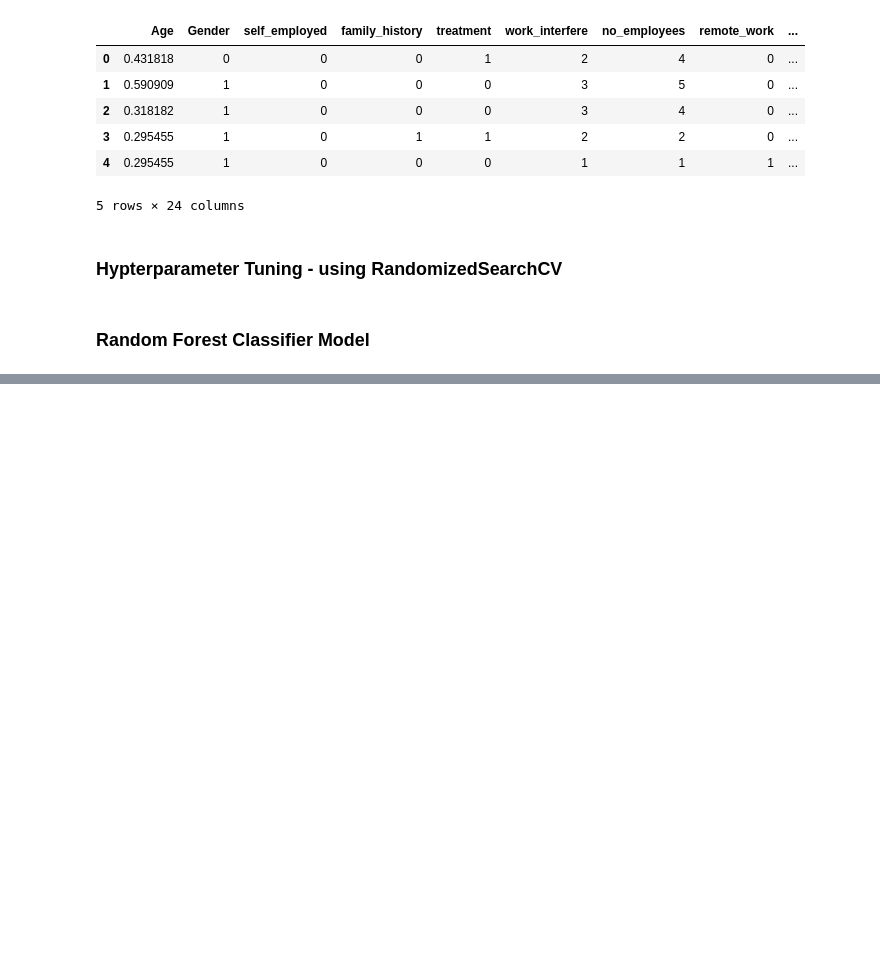
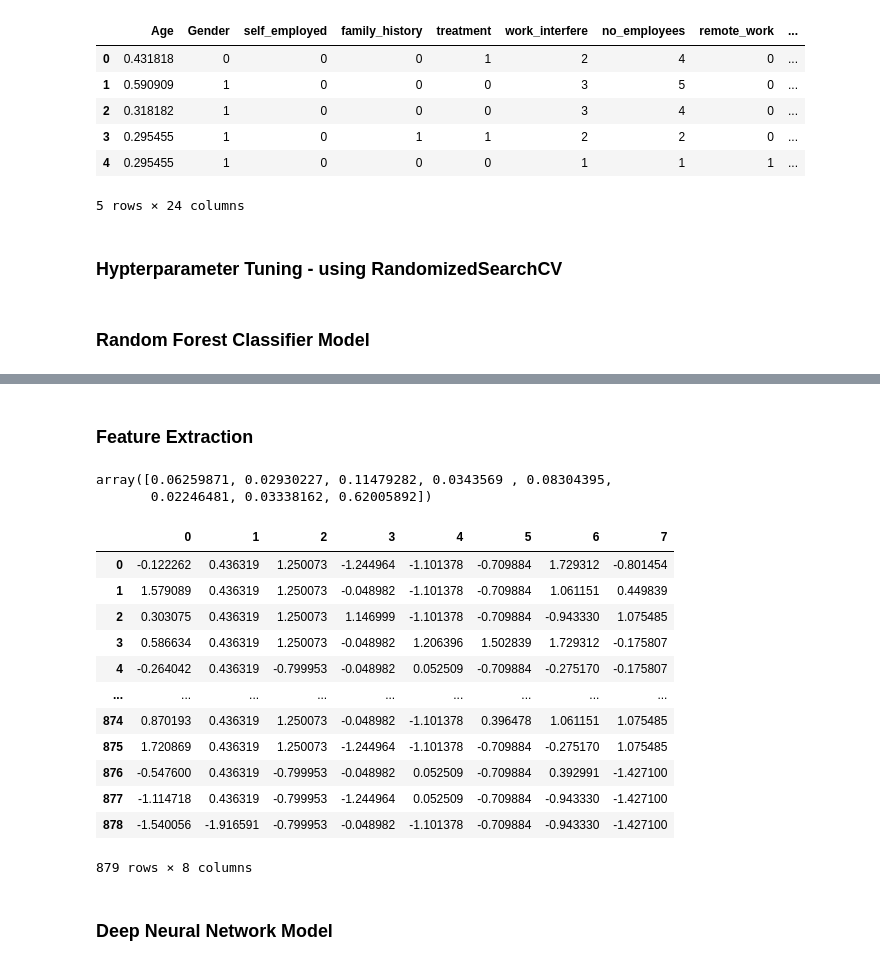
Before and after one commit to adityamulik/INFO-6105---Data-Science-Engineering-And-Tools, a Jupyter notebook: Assignments/Assignment_3/Question_2_Hybrid.ipynb, the cells around one changed output, grey strips where cells are left out. Cells and saved outputs as stored; diff of their text form; code cells hidden in the pictures; blank space fills up the shorter version.

```diff
--- a/Assignments/Assignment_3/Question_2_Hybrid.ipynb
+++ b/Assignments/Assignment_3/Question_2_Hybrid.ipynb
@@ -487,0 +509,7 @@ accuracy_score(y_test, y_pred_class)
+# %% [markdown]
+### Feature Extraction
+# %%
+my_forest.feature_importances_
+# %% [output]
+array([0.06259871, 0.02930227, 0.11479282, 0.0343569 , 0.08304395,
+       0.02246481, 0.03338162, 0.62005892])
@@ -487,0 +518,24 @@ accuracy_score(y_test, y_pred_class)
+# %%
+from sklearn.preprocessing import StandardScaler
+scaler = StandardScaler()
+# %%
+X_train_scaled = pd.DataFrame(scaler.fit_transform(X_train))
+X_test_scaled = pd.DataFrame(scaler.transform(X_test))
+# %%
+X_train_scaled
+# %% [output]
+|  | 0 | 1 | 2 | 3 | 4 | 5 | 6 | 7 |
+| 0 | -0.122262 | 0.436319 | 1.250073 | -1.244964 | -1.101378 | -0.709884 | 1.729312 | -0.801454 |
+| 1 | 1.579089 | 0.436319 | 1.250073 | -0.048982 | -1.101378 | -0.709884 | 1.061151 | 0.449839 |
+| 2 | 0.303075 | 0.436319 | 1.250073 | 1.146999 | -1.101378 | -0.709884 | -0.943330 | 1.075485 |
+| 3 | 0.586634 | 0.436319 | 1.250073 | -0.048982 | 1.206396 | 1.502839 | 1.729312 | -0.175807 |
+| 4 | -0.264042 | 0.436319 | -0.799953 | -0.048982 | 0.052509 | -0.709884 | -0.275170 | -0.175807 |
+| ... | ... | ... | ... | ... | ... | ... | ... | ... |
+| 874 | 0.870193 | 0.436319 | 1.250073 | -0.048982 | -1.101378 | 0.396478 | 1.061151 | 1.075485 |
+| 875 | 1.720869 | 0.436319 | 1.250073 | -1.244964 | -1.101378 | -0.709884 | -0.275170 | 1.075485 |
+| 876 | -0.547600 | 0.436319 | -0.799953 | -0.048982 | 0.052509 | -0.709884 | 0.392991 | -1.427100 |
+| 877 | -1.114718 | 0.436319 | -0.799953 | -1.244964 | 0.052509 | -0.709884 | -0.943330 | -1.427100 |
+| 878 | -1.540056 | -1.916591 | -0.799953 | -0.048982 | -1.101378 | -0.709884 | -0.943330 | -1.427100 |
+879 rows × 8 columns
+# %% [markdown]
+### Deep Neural Network Model
```
Also changed, not shown: parts of 12 cells of this notebook.
